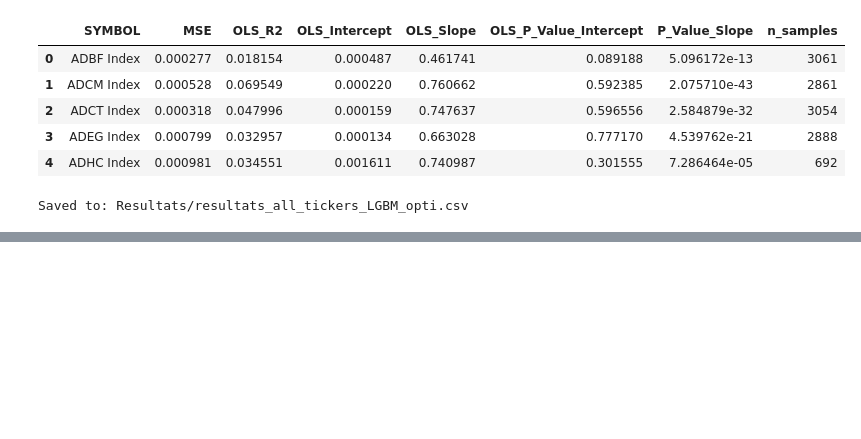
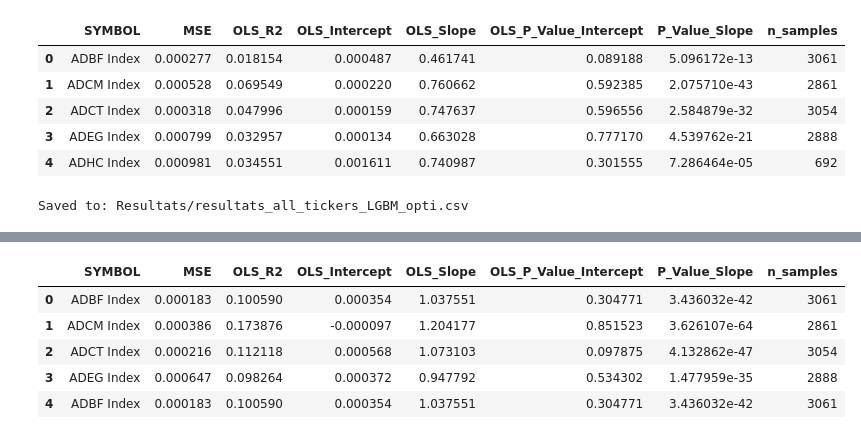
Before and after one commit to dianemans/time-series-pred, a Jupyter notebook: nb_lgbm.ipynb, the cells around one changed output, grey strips where cells are left out. Cells and saved outputs as stored; diff of their text form; code cells hidden in the pictures; blank space fills up the shorter version.

Commit message:
SVM and LGBM fenêtre 5 ans

```diff
--- a/nb_lgbm.ipynb
+++ b/nb_lgbm.ipynb
@@ -241,3 +242,78 @@ print("Saved to:", csv_name)
 | 3 | ADEG Index | 0.000799 | 0.032957 | 0.000134 | 0.663028 | 0.777170 | 4.539762e-21 | 2888 |
 | 4 | ADHC Index | 0.000981 | 0.034551 | 0.001611 | 0.740987 | 0.301555 | 7.286464e-05 | 692 |
 Saved to: Resultats/resultats_all_tickers_LGBM_opti.csv
+# %%
+BEST_PARAMS = {
+    "colsample_bytree": 0.8,
+    "learning_rate": 0.02,
+    "max_depth": 5,
+    "min_child_samples": 50,
+    "n_estimators": 200,
+    "num_leaves": 15,
+    "reg_alpha": 0.0,
+    "reg_lambda": 1.0,
+    "subsample": 0.8,
+}
+
+FOLD_SIZE = 1260
+STEP_SIZE = 250
+MIN_REQUIS = FOLD_SIZE + STEP_SIZE + 100  # 1510 jours
+
+# 2. Identification des tickers valides
+# df.count() calcule le nombre de valeurs non-nulles pour chaque colonne
+valid_tickers = [col for col in all_tickers if df[col].count() >= MIN_REQUIS]
+
+# 3. Mise à jour de df et de la liste all_tickers
+# On conserve la colonne 'Date' et les tickers valides
+df = df[['Date'] + valid_tickers].copy()
+all_tickers = valid_tickers
+
+print(f"Filtrage terminé : {len(all_tickers)} tickers conservés (ceux ayant >= {MIN_REQUIS} jours).")
+
+'''
+for ticker in all_tickers:
+    print(ticker)
+    results_all.append(
+        stats_forecasting_lgbm(
+            df_all=df,
+            name_ticker=ticker,
+            model_params=BEST_PARAMS,
+            feature_engineering=feature_engineering_rf,
+            step_size=STEP_SIZE,
+            fold_size=FOLD_SIZE,
+        )
+    )
+'''
+for ticker in tqdm(valid_tickers, desc="Entraînement LGBM"):
+    try:
+        # On affiche le ticker actuel (optionnel si tqdm suffit)
+        # print(f"Processing: {ticker}")
+
+        res = stats_forecasting_lgbm(
+            df_all=df,
+            name_ticker=ticker,
+            model_params=BEST_PARAMS,
+            step_size=STEP_SIZE,
+            fold_size=FOLD_SIZE
+        )
+        results_all.append(res)
+
+    except ValueError as e:
+        # Si malgré tout un ticker échoue au calcul du R2
+        print(f"\n[SKIP] {ticker} : Erreur de taille de données ({e})")
+        continue
+    except Exception as e:
+        print(f"\n[ERROR] {ticker} : {e}")
+        continue
+
+# 4. Finalisation
+df_lgbm_all = pd.DataFrame(results_all)
+print(f"\nTraitement terminé. {len(df_lgbm_all)} tickers analysés.")
+df_lgbm_all = pd.DataFrame(results_all)
+model_name = "LGBM_f5ans"
+csv_name = f"Resultats/resultats_all_tickers_{model_name}.csv"
+# Sauvegarde
+df_lgbm_all.to_csv(csv_name, index=False)
+display(df_lgbm_all.head())
+print("Saved to:", csv_name)
+# %% [output]
@@ -243,0 +322,6 @@ Saved to: Resultats/resultats_all_tickers_LGBM_opti.csv
+|  | SYMBOL | MSE | OLS_R2 | OLS_Intercept | OLS_Slope | OLS_P_Value_Intercept | P_Value_Slope | n_samples |
+| 0 | ADBF Index | 0.000183 | 0.100590 | 0.000354 | 1.037551 | 0.304771 | 3.436032e-42 | 3061 |
+| 1 | ADCM Index | 0.000386 | 0.173876 | -0.000097 | 1.204177 | 0.851523 | 3.626107e-64 | 2861 |
+| 2 | ADCT Index | 0.000216 | 0.112118 | 0.000568 | 1.073103 | 0.097875 | 4.132862e-47 | 3054 |
+| 3 | ADEG Index | 0.000647 | 0.098264 | 0.000372 | 0.947792 | 0.534302 | 1.477959e-35 | 2888 |
+| 4 | ADBF Index | 0.000183 | 0.100590 | 0.000354 | 1.037551 | 0.304771 | 3.436032e-42 | 3061 |
```
Also changed, not shown: parts of 3 cells of this notebook, 2 other files.
